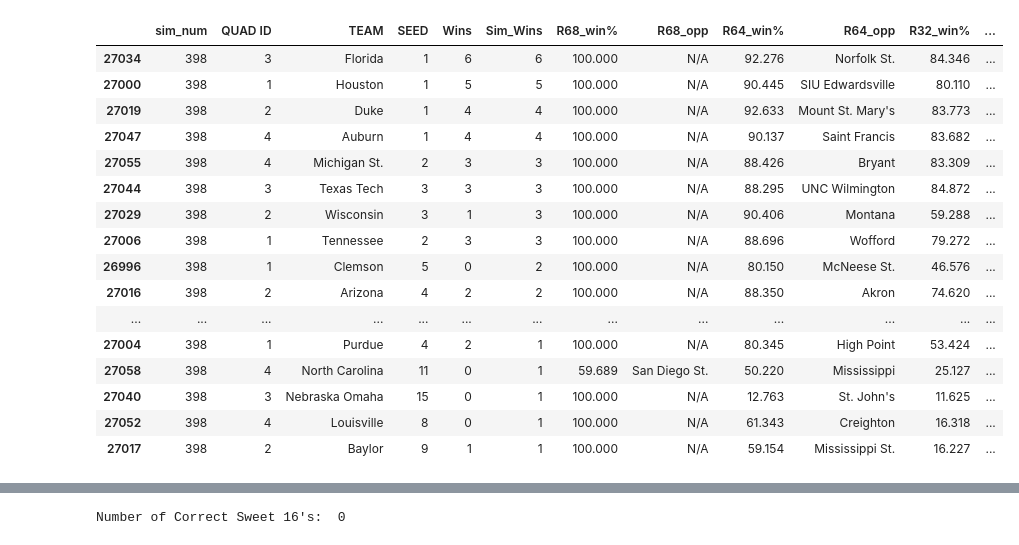
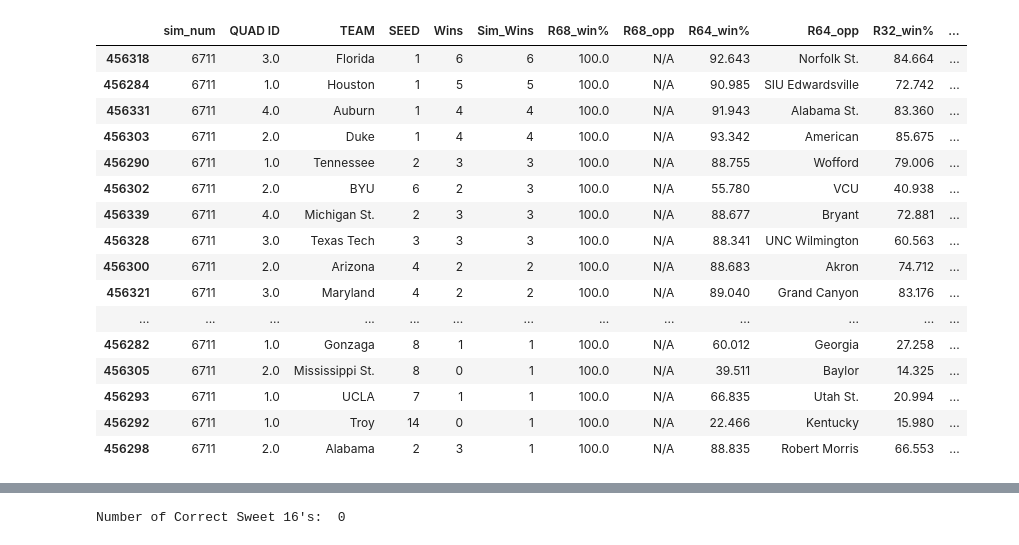
Before and after one commit to willfriel1028/MarchMadness_Analytics_Report, a Jupyter notebook: bracket_sims/sims/2025_10000sims0.ipynb, the cells around one changed output, grey strips where cells are left out. Cells and saved outputs as stored; diff of their text form; code cells hidden in the pictures.

```diff
--- a/bracket_sims/sims/2025_10000sims0.ipynb
+++ b/bracket_sims/sims/2025_10000sims0.ipynb
@@ -778,23 +778,23 @@ df.sort_values("Outcome_%", ascending=True).head(25)
 # %%
-df[df["sim_num"] == 398].sort_values("Sim_Wins", ascending=False).head(32)
+df[df["sim_num"] == 6711].sort_values("Sim_Wins", ascending=False).head(32)
 # %% [output]
 |  | sim_num | QUAD ID | TEAM | SEED | Wins | Sim_Wins | R68_win% | R68_opp | R64_win% | R64_opp | R32_win% | ... |
-| 27034 | 398 | 3 | Florida | 1 | 6 | 6 | 100.000 | N/A | 92.276 | Norfolk St. | 84.346 | ... |
-| 27000 | 398 | 1 | Houston | 1 | 5 | 5 | 100.000 | N/A | 90.445 | SIU Edwardsville | 80.110 | ... |
-| 27019 | 398 | 2 | Duke | 1 | 4 | 4 | 100.000 | N/A | 92.633 | Mount St. Mary's | 83.773 | ... |
-| 27047 | 398 | 4 | Auburn | 1 | 4 | 4 | 100.000 | N/A | 90.137 | Saint Francis | 83.682 | ... |
-| 27055 | 398 | 4 | Michigan St. | 2 | 3 | 3 | 100.000 | N/A | 88.426 | Bryant | 83.309 | ... |
-| 27044 | 398 | 3 | Texas Tech | 3 | 3 | 3 | 100.000 | N/A | 88.295 | UNC Wilmington | 84.872 | ... |
-| 27029 | 398 | 2 | Wisconsin | 3 | 1 | 3 | 100.000 | N/A | 90.406 | Montana | 59.288 | ... |
-| 27006 | 398 | 1 | Tennessee | 2 | 3 | 3 | 100.000 | N/A | 88.696 | Wofford | 79.272 | ... |
-| 26996 | 398 | 1 | Clemson | 5 | 0 | 2 | 100.000 | N/A | 80.150 | McNeese St. | 46.576 | ... |
-| 27016 | 398 | 2 | Arizona | 4 | 2 | 2 | 100.000 | N/A | 88.350 | Akron | 74.620 | ... |
+| 456318 | 6711 | 3.0 | Florida | 1 | 6 | 6 | 100.0 | N/A | 92.643 | Norfolk St. | 84.664 | ... |
+| 456284 | 6711 | 1.0 | Houston | 1 | 5 | 5 | 100.0 | N/A | 90.985 | SIU Edwardsville | 72.742 | ... |
+| 456331 | 6711 | 4.0 | Auburn | 1 | 4 | 4 | 100.0 | N/A | 91.943 | Alabama St. | 83.360 | ... |
+| 456303 | 6711 | 2.0 | Duke | 1 | 4 | 4 | 100.0 | N/A | 93.342 | American | 85.675 | ... |
+| 456290 | 6711 | 1.0 | Tennessee | 2 | 3 | 3 | 100.0 | N/A | 88.755 | Wofford | 79.006 | ... |
+| 456302 | 6711 | 2.0 | BYU | 6 | 2 | 3 | 100.0 | N/A | 55.780 | VCU | 40.938 | ... |
+| 456339 | 6711 | 4.0 | Michigan St. | 2 | 3 | 3 | 100.0 | N/A | 88.677 | Bryant | 72.881 | ... |
+| 456328 | 6711 | 3.0 | Texas Tech | 3 | 3 | 3 | 100.0 | N/A | 88.341 | UNC Wilmington | 60.563 | ... |
+| 456300 | 6711 | 2.0 | Arizona | 4 | 2 | 2 | 100.0 | N/A | 88.683 | Akron | 74.712 | ... |
+| 456321 | 6711 | 3.0 | Maryland | 4 | 2 | 2 | 100.0 | N/A | 89.040 | Grand Canyon | 83.176 | ... |
 | ... | ... | ... | ... | ... | ... | ... | ... | ... | ... | ... | ... | ... |
-| 27004 | 398 | 1 | Purdue | 4 | 2 | 1 | 100.000 | N/A | 80.345 | High Point | 53.424 | ... |
-| 27058 | 398 | 4 | North Carolina | 11 | 0 | 1 | 59.689 | San Diego St. | 50.220 | Mississippi | 25.127 | ... |
-| 27040 | 398 | 3 | Nebraska Omaha | 15 | 0 | 1 | 100.000 | N/A | 12.763 | St. John's | 11.625 | ... |
-| 27052 | 398 | 4 | Louisville | 8 | 0 | 1 | 100.000 | N/A | 61.343 | Creighton | 16.318 | ... |
-| 27017 | 398 | 2 | Baylor | 9 | 1 | 1 | 100.000 | N/A | 59.154 | Mississippi St. | 16.227 | ... |
+| 456282 | 6711 | 1.0 | Gonzaga | 8 | 1 | 1 | 100.0 | N/A | 60.012 | Georgia | 27.258 | ... |
+| 456305 | 6711 | 2.0 | Mississippi St. | 8 | 0 | 1 | 100.0 | N/A | 39.511 | Baylor | 14.325 | ... |
+| 456293 | 6711 | 1.0 | UCLA | 7 | 1 | 1 | 100.0 | N/A | 66.835 | Utah St. | 20.994 | ... |
+| 456292 | 6711 | 1.0 | Troy | 14 | 0 | 1 | 100.0 | N/A | 22.466 | Kentucky | 15.980 | ... |
+| 456298 | 6711 | 2.0 | Alabama | 2 | 3 | 1 | 100.0 | N/A | 88.835 | Robert Morris | 66.553 | ... |
 # %%
 correct = df[df["Wins"] >=5]
 
```
Also changed, not shown: parts of 22 cells of this notebook, 6 other files.
